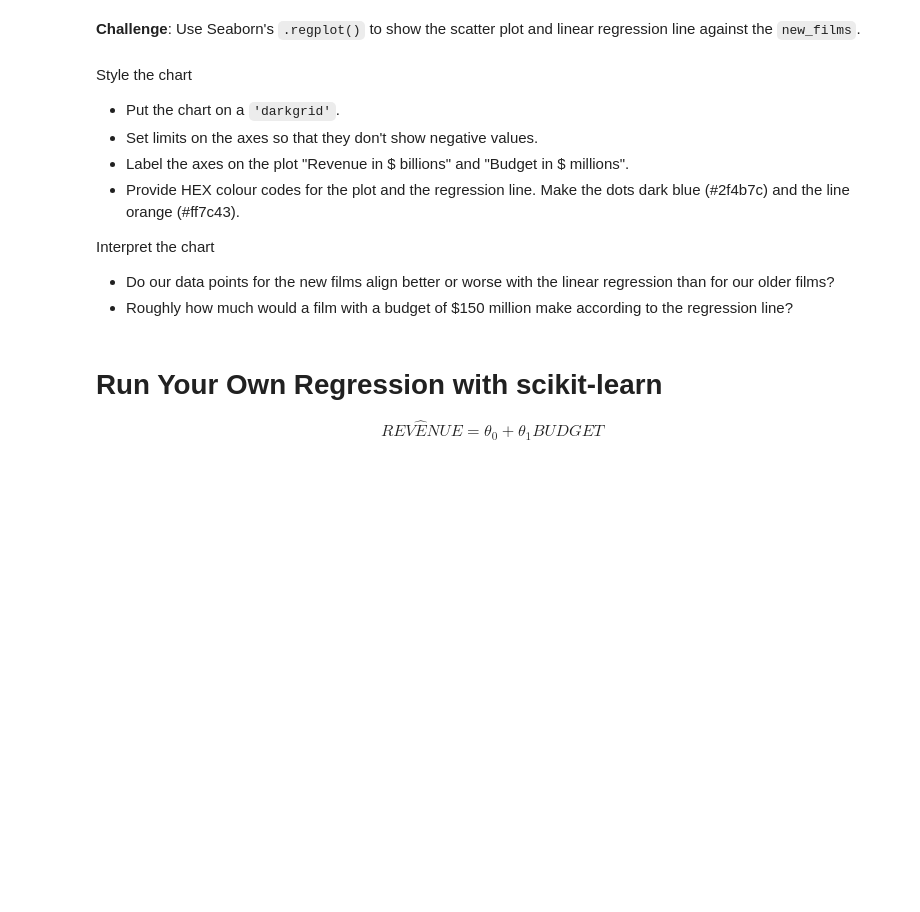
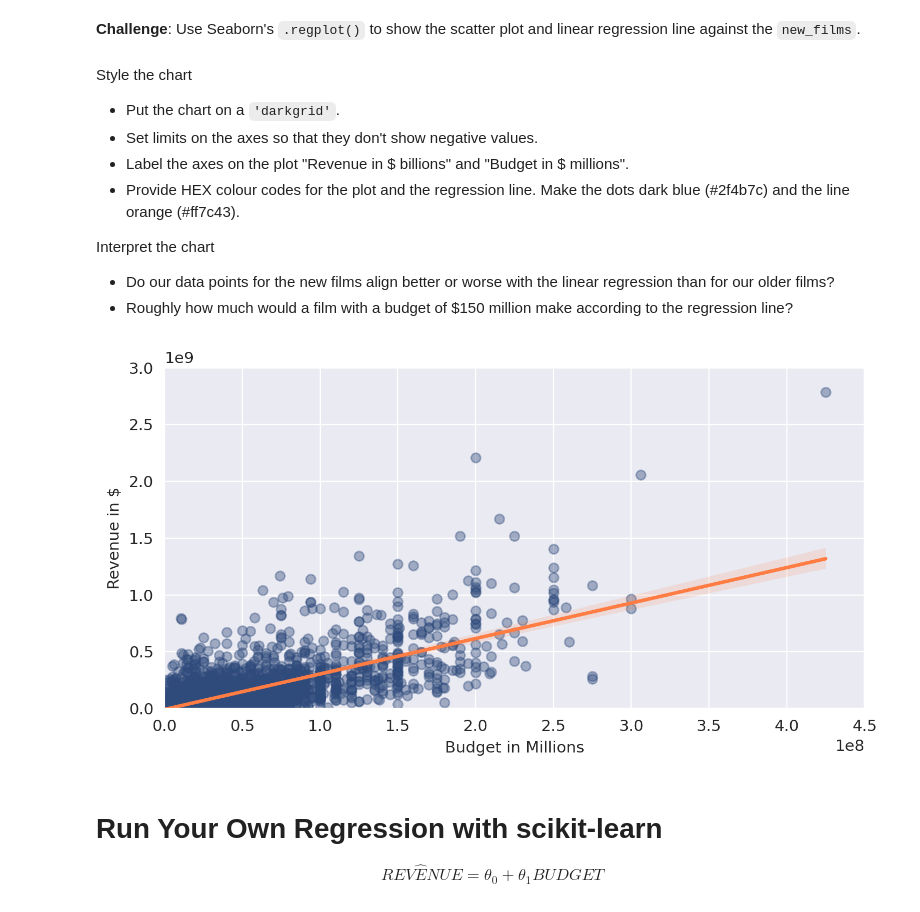
Before and after one commit to Bipul-Dubey/100DaysOfCode-Complete-Python-Course, a Jupyter notebook: Day077-Data visualisation Using Seaborn/Seaborn and Linear Regression.ipynb, the cells around one changed output. Drawn from its saved outputs; the diff is of its cells as text; code cells hidden in the pictures; blank space fills up the shorter version.

```diff
--- a/Day077-Data visualisation Using Seaborn/Seaborn and Linear Regression.ipynb
+++ b/Day077-Data visualisation Using Seaborn/Seaborn and Linear Regression.ipynb
@@ -358,6 +411,19 @@ Interpret the chart
 
 * Do our data points for the new films align better or worse with the linear regression than for our older films?
 * Roughly how much would a film with a budget of $150 million make according to the regression line?
+# %%
+plt.figure(figsize=(8,4),dpi=210)
+
+with sb.axes_style("darkgrid"):
+    ax=sb.regplot(data=new_films,x='USD_Production_Budget',y='USD_Worldwide_Gross',color='#2f4b7c',
+               scatter_kws={'alpha':0.4},line_kws={'color':'#ff7c43'})
+    ax.set(ylim=(0,3000000000),
+           xlim=(0,450000000),
+          ylabel='Revenue in $',
+          xlabel='Budget in Millions')
+plt.show()
+# %% [output]
+[figure, added]
 # %% [markdown]
 # Run Your Own Regression with scikit-learn
 
```
Also changed, not shown: parts of 16 cells of this notebook.
